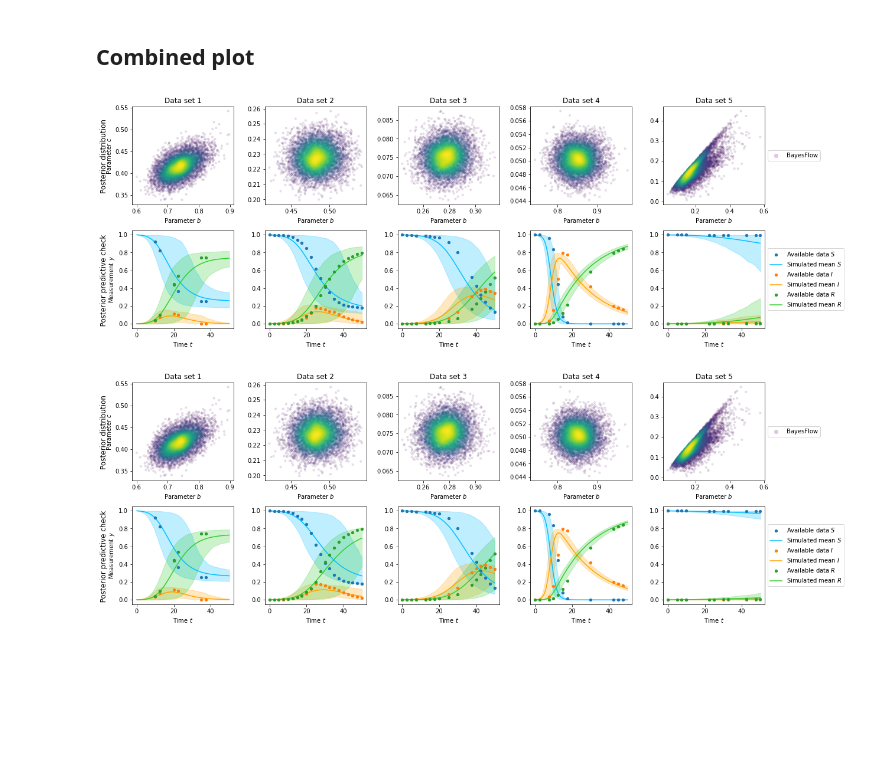
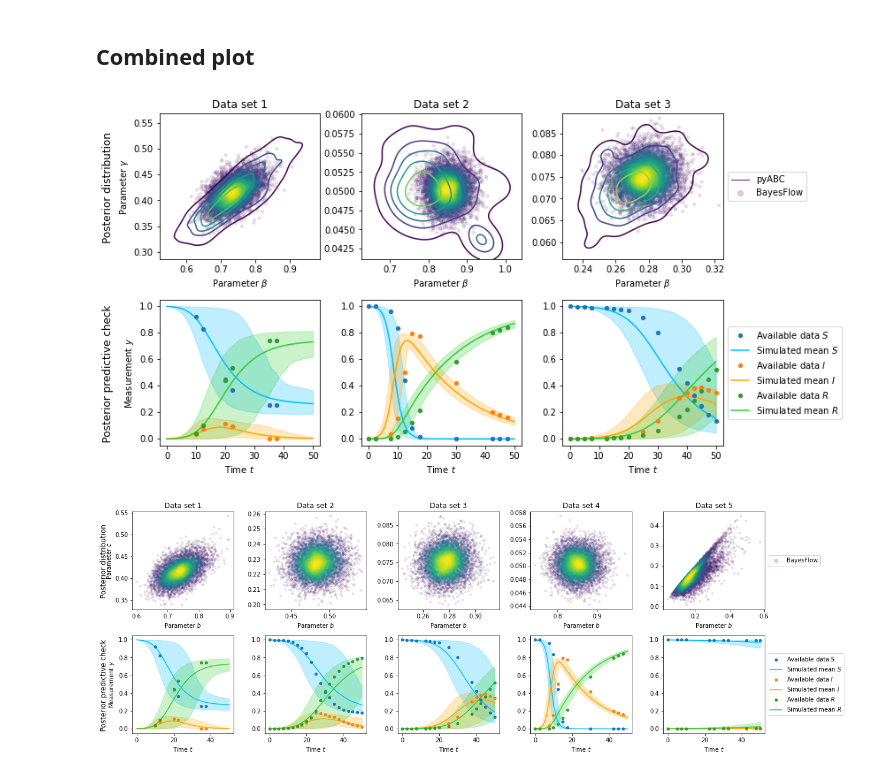
Before and after one commit to emune-dev/Data-missingness-paper, a Jupyter notebook: Stochastic SIR model/SIR_stoch_augment01.ipynb, the cells around one changed output. Cells and saved outputs as stored; diff of their text form; code cells hidden in the pictures; blank space fills up the shorter version.

Commit message:
Add stoch sir analysis

```diff
--- a/Stochastic SIR model/SIR_stoch_augment01.ipynb
+++ b/Stochastic SIR model/SIR_stoch_augment01.ipynb
@@ -127,8 +127,12 @@ np.save('x_datas.npy', x_datas)
 # Load test data
 param_priors = np.array([[0.72, 0.41], [0.45, 0.23], [0.26, 0.07], [0.87, 0.05], [0.15, 0.14]])
 x_datas = np.load("x_datas.npy")
+# %%
+# Select data to be shown
+param_priors = param_priors[[0,3,2]]
+x_datas = x_datas[[0,3,2]]
 # %%
-fig, axes = plt.subplots(5, figsize=(6,20))
+fig, axes = plt.subplots(3, figsize=(6,12))
 
 for i in range(len(x_datas)):
     x_data = x_datas[i]
@@ -146,12 +150,19 @@ for i in range(len(x_datas)):
 # Sample from BayesFlow
 n_post_samples = 7500
 param_samples = amortizer.sample(x_datas, n_post_samples)
+# %%
+# Results from pyABC analysis
+pyabc_samples = np.load("./pyabc_history/pyabc_samples.npy")
+pyabc_weights = np.load("./pyabc_history/pyabc_weights.npy")
+
+pyabc_samples = pyabc_samples[[0,3,2]]
+pyabc_weights = pyabc_weights[[0,3,2]]
 # %% [markdown]
 ## Posterior plot
 # %%
 cmap = "viridis"
 
-def plot_posterior(ax, param_samples, data_id):
+def plot_posterior(ax, param_samples, pyabc_samples, pyabc_weights, data_id):
     # Kernel density estimator of BayesFlow samples
     a = param_samples[:, 0]
     b = param_samples[:, 1]
@@ -161,8 +172,12 @@ def plot_posterior(ax, param_samples, data_id):
     a, b, z = a[ida], b[ida], z[ida]
     approximate_posterior = ax.scatter(a, b, c=z, s=10, cmap=cmap, alpha=0.1)
 
-    ax.set_xlabel('Parameter $b$')
-    ax.set_ylabel('Parameter $c$')
+    # Level sets from pyABC samples
+    # Note the transformation for gamma is necessary due to the way the hierarchical prior was resolved in the pyABC analysis
+    sns.kdeplot(x=pyabc_samples[:,0], y=pyabc_samples[:,1]*pyabc_samples[:,0], weights=pyabc_weights, levels=6, cmap=cmap, ax=ax)
+
+    ax.set_xlabel(r'Parameter $\beta$')
+    ax.set_ylabel(r'Parameter $\gamma$')
     ax.set_title('Data set {}'.format(data_id))
 # %% [markdown]
 ## Posterior predictive check
@@ -223,39 +238,39 @@ def plot_predictive_check(ax, param_prior, x_data, param_samples, n_sim=1000):
 # %% [markdown]
 ## Combined plot
 # %%
-fig, axes = plt.subplots(2, 5, figsize=(18, 6.2))
+fig, axes = plt.subplots(2, 3, figsize=(12, 6.2))
 
 for j in range(len(x_datas)):
 
     # Posterior plot
     ax = axes[0,j]
-    plot_posterior(ax, param_samples[j], j+1)
-    if j == 4:
+    plot_posterior(ax, param_samples[j], pyabc_samples[j], pyabc_weights[j], j+1)
+    if j == 2:
         legend_elements = [
-            #Line2D([0], [0], color="purple", lw=1, label="True posterior"),
+            Line2D([0], [0], color="purple", lw=1, label="pyABC"),
             Line2D([0], [0], color="purple", markerfacecolor="purple", marker="o", lw=0, markersize=6, alpha=0.2, label="BayesFlow"),
         ]
         ax.legend(handles=legend_elements, loc="center left", bbox_to_anchor=(1, 0.5))
     if j > 0:
         ax.set_ylabel(None)
 
     # Predictive check
     ax = axes[1,j]
     plot_predictive_check(ax, param_priors[j], x_datas[j], param_samples[j])
-    if j == 4:
+    if j == 2:
         handles, labels = ax.get_legend_handles_labels()
         order = [3,0,4,1,5,2]
         ax.legend([handles[idx] for idx in order],[labels[idx] for idx in order], loc="center left", bbox_to_anchor=(1, 0.5))
     if j > 0:
         ax.set_ylabel(None)
 
 fig.supylabel("   Posterior predictive check                  Posterior distribution   ")
 fig.tight_layout()
 
 for fmt in ["png", "pdf"]:
     fig.savefig(f"figures/SIR_stoch_augment01.{fmt}", dpi=300, bbox_inches='tight')
 # %% [output]
-[figure, old version]
+[figure, new version]
 # %%
 fig, axes = plt.subplots(2, 5, figsize=(18, 6.2))
 
```
Also changed, not shown: parts of 1 cell of this notebook, 9 other files.
